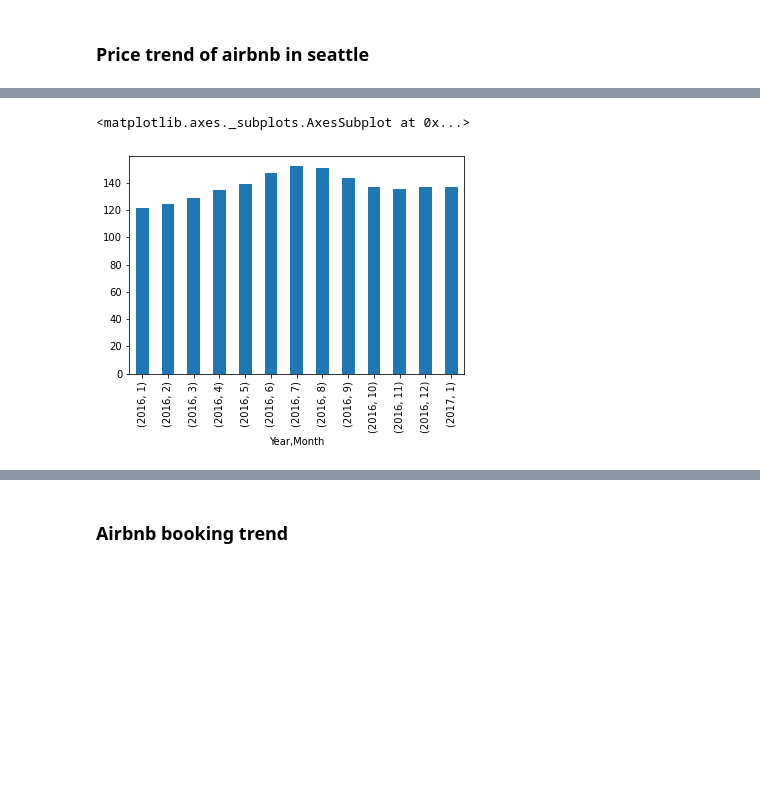
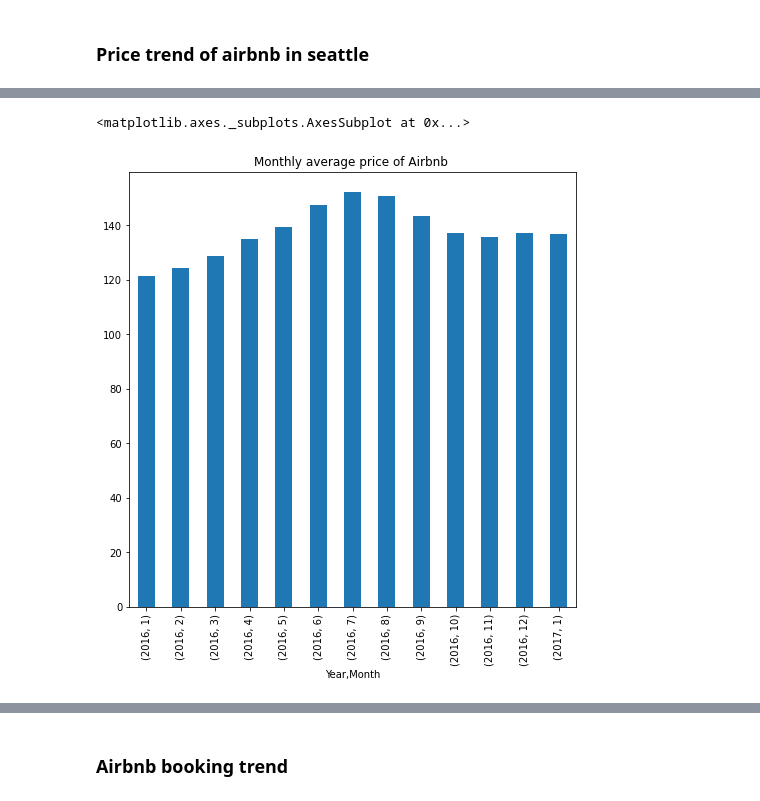
Before and after one commit to kingkovai/EDA---Seattle-Airbnb, a Jupyter notebook: EDA Airbnb data.ipynb, the cells around one changed output, grey strips where cells are left out. Saved outputs shown, nothing was run; the diff lists cells and outputs as text; code cells hidden in the pictures; blank space fills up the shorter version.

```diff
--- a/EDA Airbnb data.ipynb
+++ b/EDA Airbnb data.ipynb
@@ -16,8 +18,23 @@ df_rvw=pd.read_csv(r'C:\Users\JP\Downloads\Learning\Udacity\Proc\archive\reviews
 ['square_feet', 'monthly_price', 'security_deposit', 'license']
 ['price']
 []
+# %%
+# Drop rows with null value in Price
+df_cal_trn=df_cal[ ~ df_cal.price.isnull() ]
+# Get unique Listing ID that got valid price value
+df_cal_ID=pd.DataFrame( df_cal_trn.listing_id.unique() ,columns=['listing_id']  )
+
+#Drop the listing with null price value in other 2 dataset through join
+df_list_trn=df_list.join(df_cal_ID.set_index(["listing_id"]),on='id',how="inner" ,lsuffix='_left')
+df_rvw_trn=df_rvw .join(df_cal_ID.set_index(["listing_id"]),on='listing_id',how="inner" ,lsuffix='_left')
 # %%
 #Convert date field to date datatyp
-df_cal['date'] = pd.to_datetime(df_cal['date'])
-df_cal['Month'] = pd.to_datetime(df_cal['date']).dt.month
-df_cal['Year'] = pd.to_datetime(df_cal['date']).dt.year
+df_cal_trn['date'] = pd.to_datetime(df_cal_trn['date'])
+df_cal_trn['Month'] = pd.to_datetime(df_cal_trn['date']).dt.month
+df_cal_trn['Year'] = pd.to_datetime(df_cal_trn['date']).dt.year
+
+df_rvw_trn['date'] = pd.to_datetime(df_rvw_trn['date'])
+df_rvw_trn['Month'] = pd.to_datetime(df_rvw_trn['date']).dt.month
+df_rvw_trn['Year'] = pd.to_datetime(df_rvw_trn['date']).dt.year
+
+df_list_trn['last_scraped'] = pd.to_datetime(df_list_trn['last_scraped'])
@@ -24,3 +57,3 @@ df_cal['Year'] = pd.to_datetime(df_cal['date']).dt.year
 # %%
 #Remove dollar symbol from price column
-df_cal['price']=df_cal['price'].replace('[\$,]', '', regex=True).astype(float)
+df_cal_trn['price']=df_cal_trn['price'].replace('[\$,]', '', regex=True).astype(float)
@@ -45,9 +91,12 @@ Year  Month
 2017  1        136.882590
 Name: price, dtype: float64
 # %%
-df_cal_groups=df_cal.groupby(['Year','Month']).mean()['price']
+fig,ax = plt.subplots(1,1)
+ax.set_title("Monthly average price of Airbnb ")
 
-df_cal_groups.plot(kind='bar')
+df_cal_groups=df_cal_trn.groupby(['Year','Month']).mean()['price']
+
+df_cal_groups.plot(kind='bar' , figsize=(8,8))
 # %% [output]
 <matplotlib.axes._subplots.AxesSubplot at 0x...>
-[figure, old version]
+[figure, new version]
```
Also changed, not shown: parts of 13 cells of this notebook.
